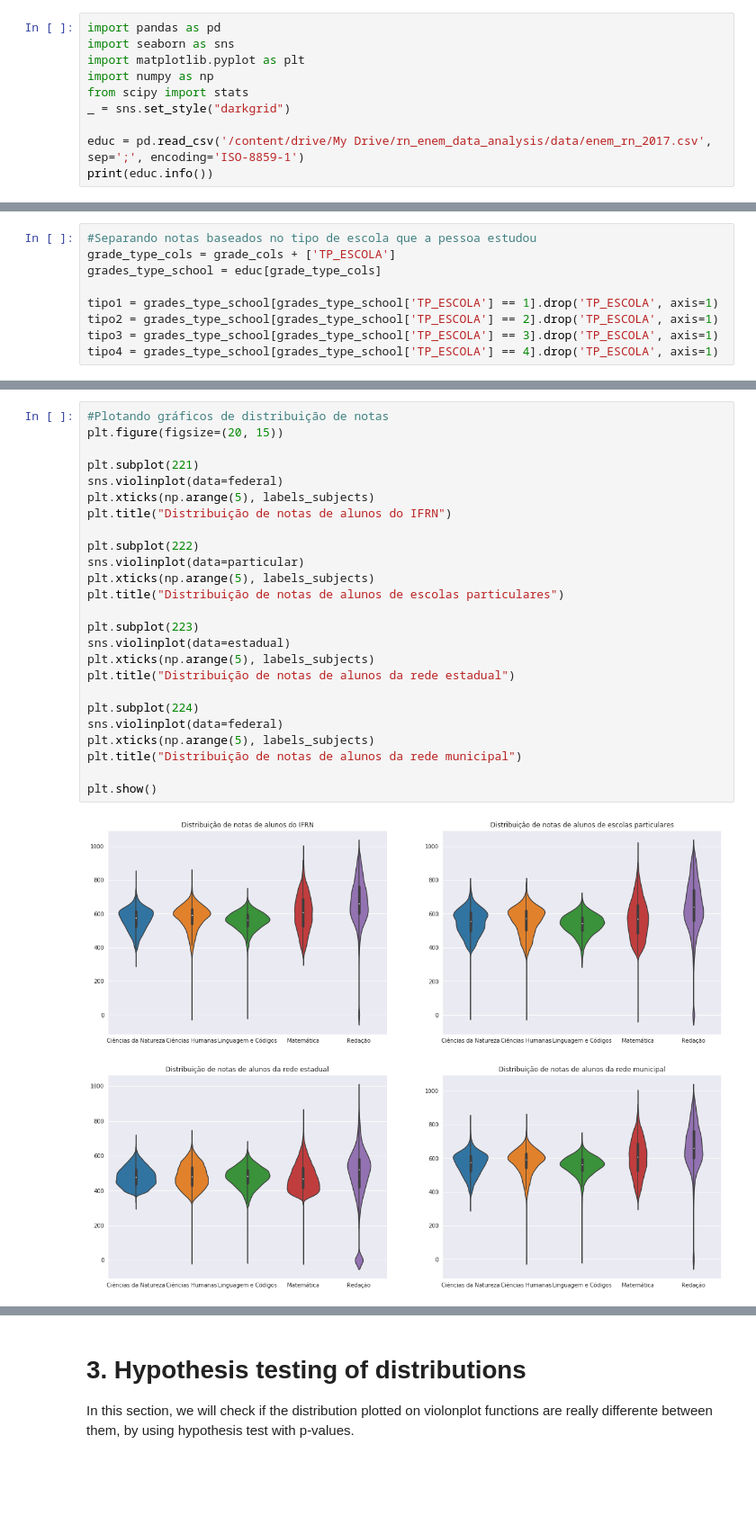
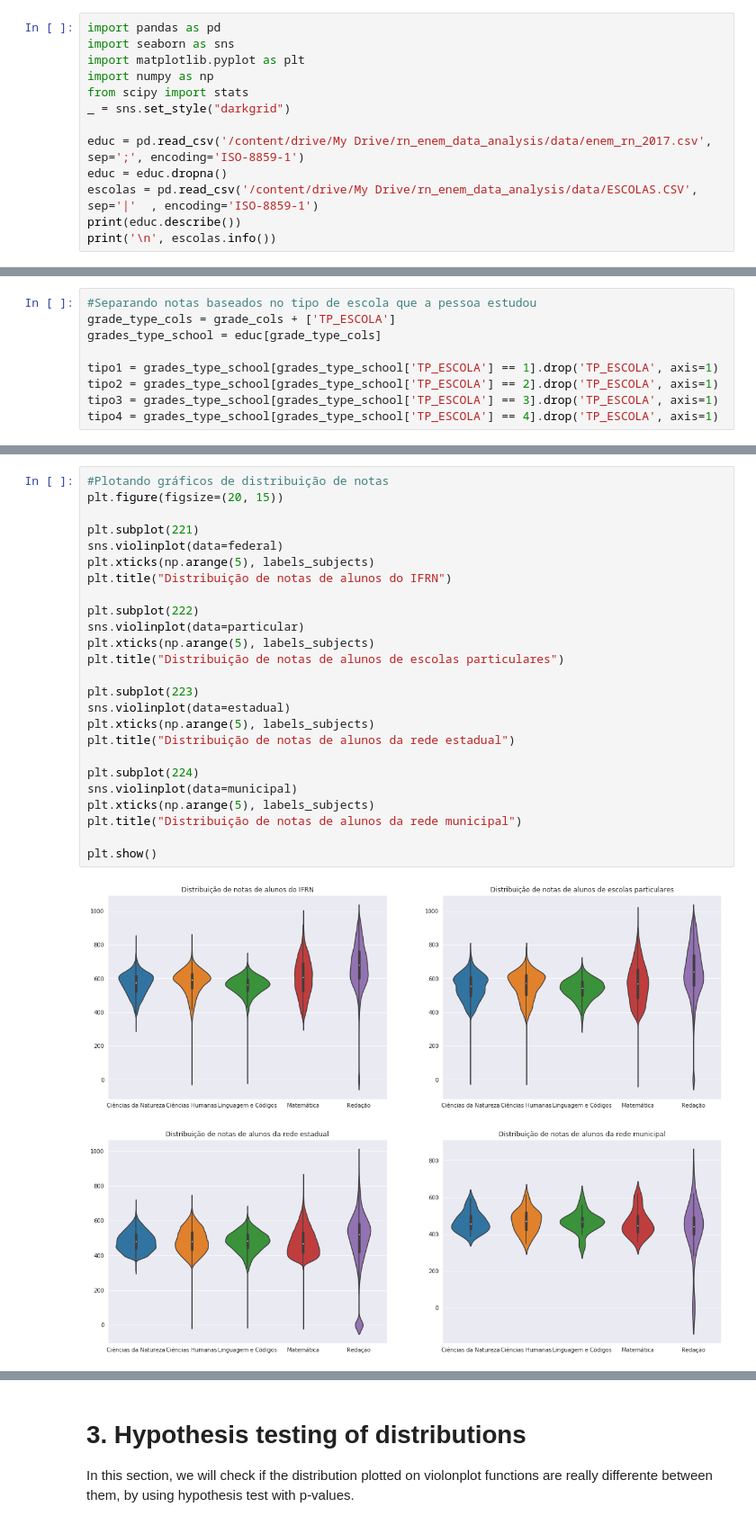
Before and after one commit to paulovictorcorreia/rn_enem_data_analysis, a Jupyter notebook: eda_enem_rn_2017.ipynb, the cells around one changed output, grey strips where cells are left out. Shown at 90% size. Drawn from its saved outputs; the diff is of its cells as text; blank space fills up the shorter version.

```diff
--- a/eda_enem_rn_2017.ipynb
+++ b/eda_enem_rn_2017.ipynb
@@ -38,5 +49,8 @@ from scipy import stats
 _ = sns.set_style("darkgrid")
 
 educ = pd.read_csv('/content/drive/My Drive/rn_enem_data_analysis/data/enem_rn_2017.csv', sep=';', encoding='ISO-8859-1')
-print(educ.info())
+educ = educ.dropna()
+escolas = pd.read_csv('/content/drive/My Drive/rn_enem_data_analysis/data/ESCOLAS.CSV', sep='|'  , encoding='ISO-8859-1')
+print(educ.describe())
+print('\n', escolas.info())
 # %% [output]
@@ -452,27 +477,27 @@ max     783.500000   782.600000   703.50000   981.700000       980.000000
 # %%
 #Plotando gráficos de distribuição de notas
 plt.figure(figsize=(20, 15))
 
 plt.subplot(221)
 sns.violinplot(data=federal)
 plt.xticks(np.arange(5), labels_subjects)
 plt.title("Distribuição de notas de alunos do IFRN")
 
 plt.subplot(222)
 sns.violinplot(data=particular)
 plt.xticks(np.arange(5), labels_subjects)
 plt.title("Distribuição de notas de alunos de escolas particulares")
 
 plt.subplot(223)
 sns.violinplot(data=estadual)
 plt.xticks(np.arange(5), labels_subjects)
 plt.title("Distribuição de notas de alunos da rede estadual")
 
 plt.subplot(224)
-sns.violinplot(data=federal)
+sns.violinplot(data=municipal)
 plt.xticks(np.arange(5), labels_subjects)
 plt.title("Distribuição de notas de alunos da rede municipal")
 
 plt.show()
 # %% [output]
-[figure, old version]
+[figure, new version]
```
Also changed, not shown: parts of 32 cells of this notebook.
